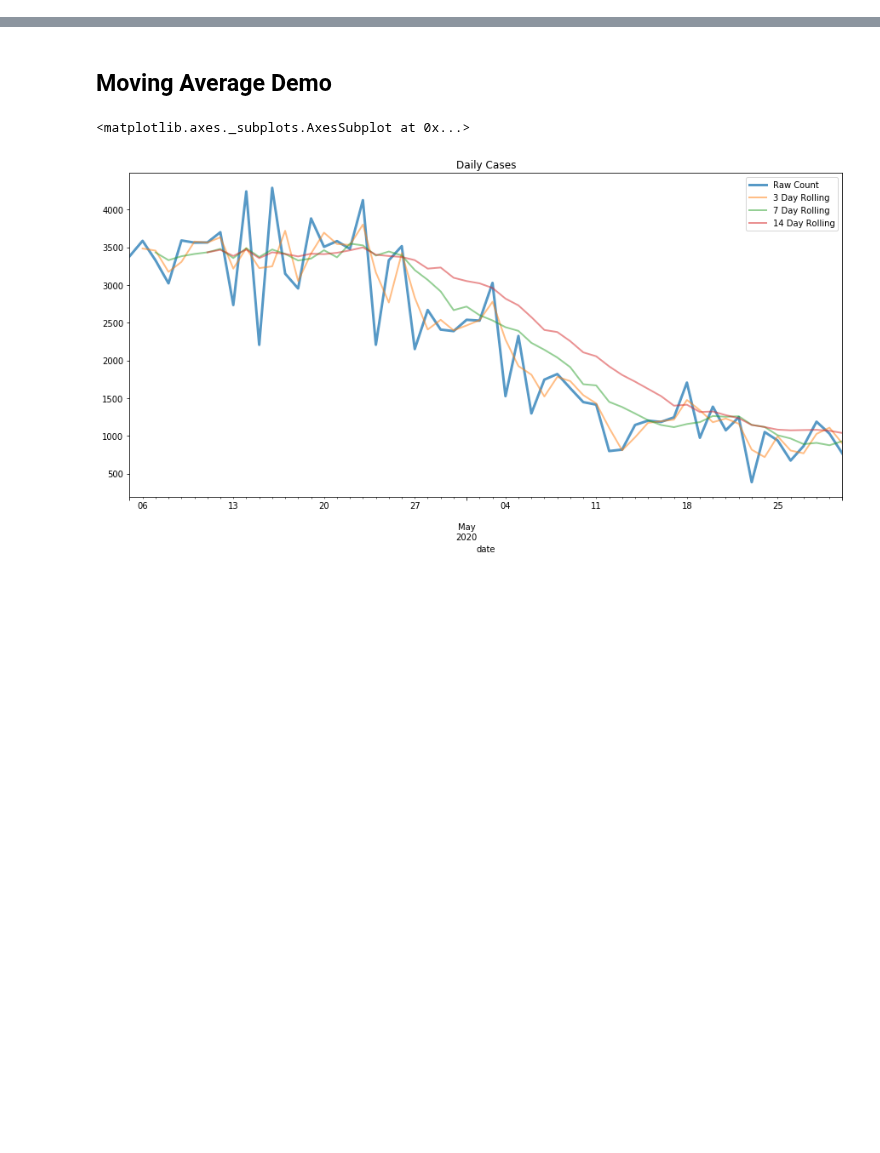
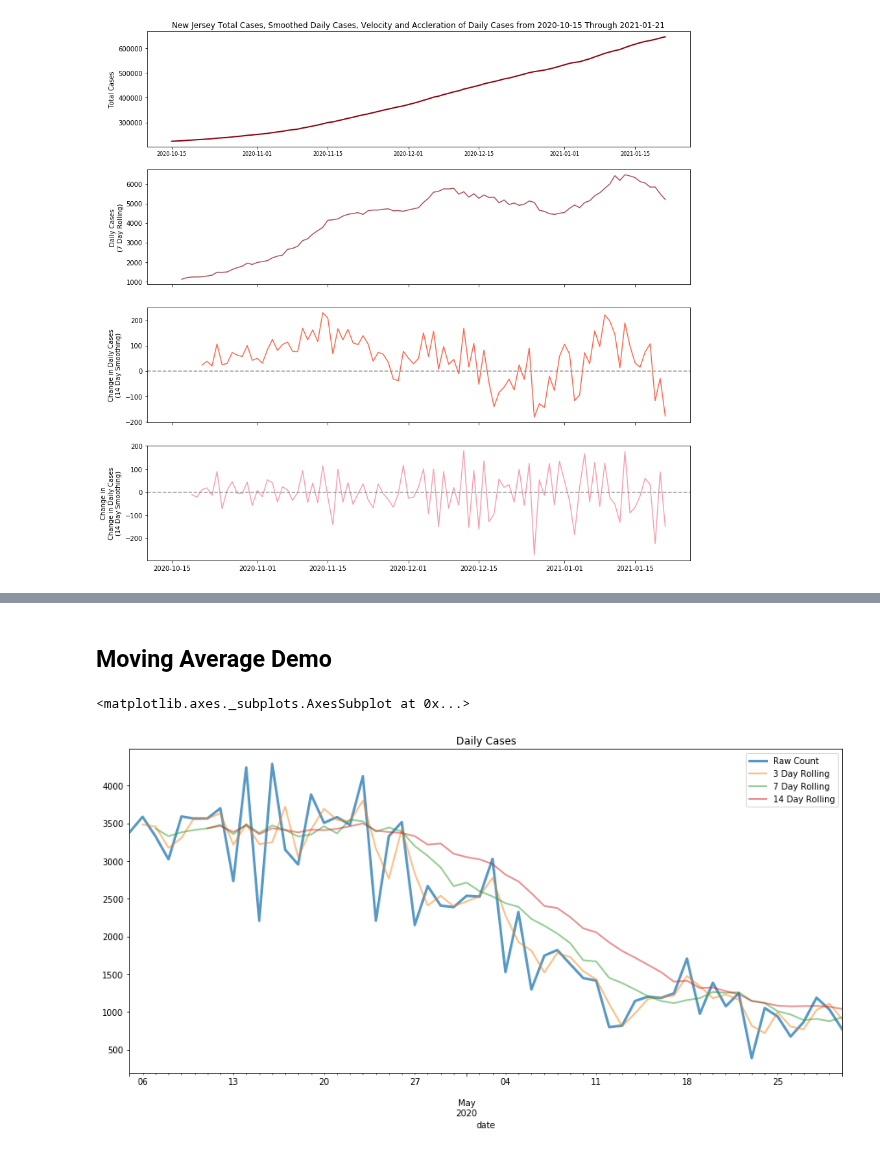
Before and after one commit to kaumaron/NJcomCOVIDData, a Jupyter notebook: NJcomCOVIDExtract-Timeseries.ipynb, the cells around one changed output, grey strips where cells are left out. Cells and saved outputs as stored; diff of their text form; code cells hidden in the pictures; blank space fills up the shorter version.

```diff
--- a/NJcomCOVIDExtract-Timeseries.ipynb
+++ b/NJcomCOVIDExtract-Timeseries.ipynb
@@ -340 +394,10 @@ state_plots(singleton, get_state_data(singleton, states_data), close=False, save
+# %%
+#singleton = 'New Jersey'
+filtered_daily_w_velocity(singleton,
+                          get_state_data(singleton, states_data),
+                          cutoff = dt.date(2020, 10, 15),
+                          close=False,
+                          save=True)
+# %% [output]
+[figure, added]
 # %%
```
Also changed, not shown: parts of 5 cells of this notebook.
